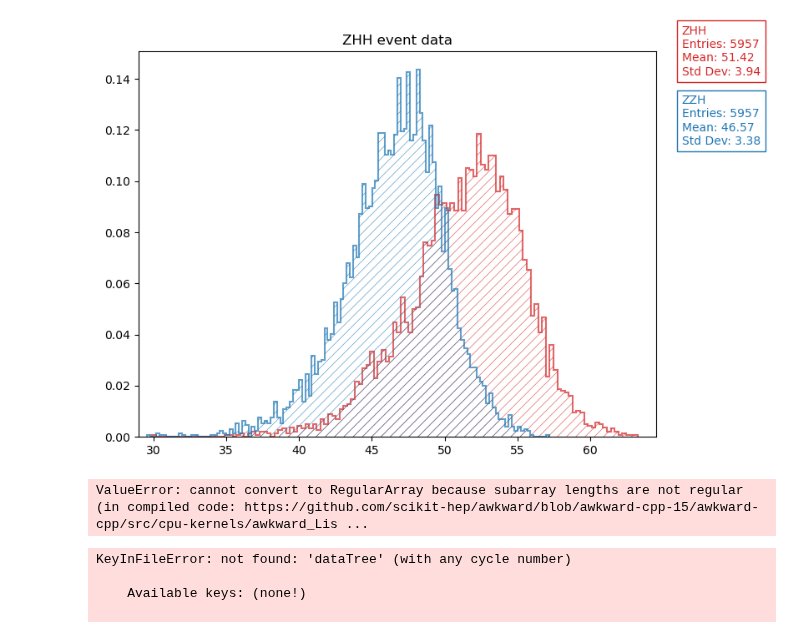
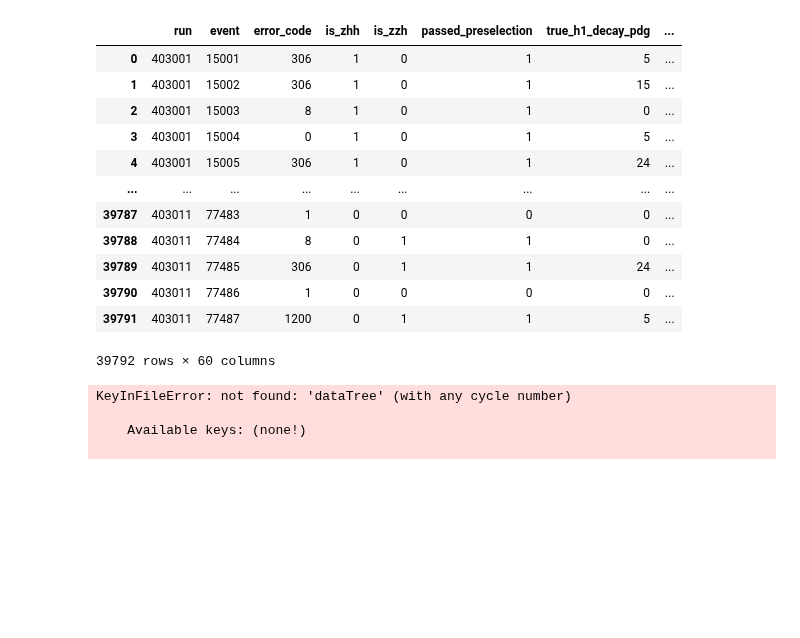
Before and after one commit to nVentis/MEM_HEP, a Jupyter notebook: view_v3.ipynb, the cells around one changed output. Drawn from its saved outputs; the diff is of its cells as text; code cells hidden in the pictures; blank space fills up the shorter version.

```diff
--- a/view_v3.ipynb
+++ b/view_v3.ipynb
@@ -88,13 +33,0 @@ plot_llr_dtf_delta(tjt)
-# %%
-plot_llr_dtf_delta(tjs)
-# %% [output]
-[figure, removed]
-# %%
-if False:
-    import uproot as ur
-    a = 0
-    with ur.open("/nfs/dust/ilc/user/bliewert/fullflow_v3/zhh/root/rv02-02-03.sv02-02-03.mILD_l5_o1_v02_nobg.E500-TDR_ws.I403001.Pe2e2hh.eL.pR.n000.d_dstm_15807_0_MisclusteringSig.root") as file:
-        a = ak.to_numpy(file["eventTree"]["recodijet_energy"].array())
-        print(a)
-# %% [output]
-ValueError: cannot convert to RegularArray because subarray lengths are not regular (in compiled code: https://github.com/scikit-hep/awkward/blob/awkward-cpp-15/awkward-cpp/src/cpu-kernels/awkward_Lis ...
@@ -101,3 +36,19 @@ ValueError: cannot convert to RegularArray because subarray lengths are not regu
+# %%
+tjs_raw[""]
+# %% [output]
+|  | run | event | error_code | is_zhh | is_zzh | passed_preselection | true_h1_decay_pdg | ... |
+| 0 | 403001 | 15001 | 306 | 1 | 0 | 1 | 5 | ... |
+| 1 | 403001 | 15002 | 306 | 1 | 0 | 1 | 15 | ... |
+| 2 | 403001 | 15003 | 8 | 1 | 0 | 1 | 0 | ... |
+| 3 | 403001 | 15004 | 0 | 1 | 0 | 1 | 5 | ... |
+| 4 | 403001 | 15005 | 306 | 1 | 0 | 1 | 24 | ... |
+| ... | ... | ... | ... | ... | ... | ... | ... | ... |
+| 39787 | 403011 | 77483 | 1 | 0 | 0 | 0 | 0 | ... |
+| 39788 | 403011 | 77484 | 8 | 0 | 1 | 1 | 0 | ... |
+| 39789 | 403011 | 77485 | 306 | 0 | 1 | 1 | 24 | ... |
+| 39790 | 403011 | 77486 | 1 | 0 | 0 | 0 | 0 | ... |
+| 39791 | 403011 | 77487 | 1200 | 0 | 1 | 1 | 5 | ... |
+39792 rows × 60 columns
 # %%
 production_mode      = False   # Switch the source and output directories accordingly
 production_plot_mode = False  # Switch to either use ROOT (True) of matplotlib (False)
```
Also changed, not shown: parts of 8 cells of this notebook, 4 other files.
